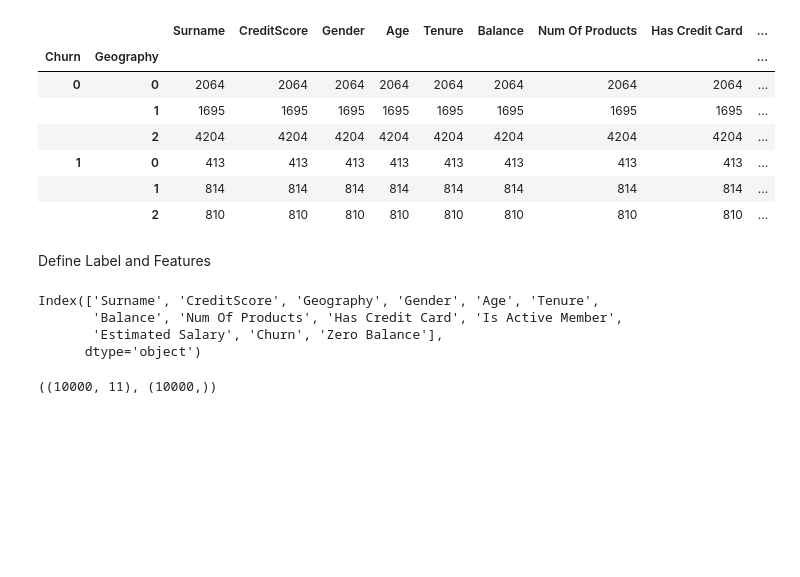
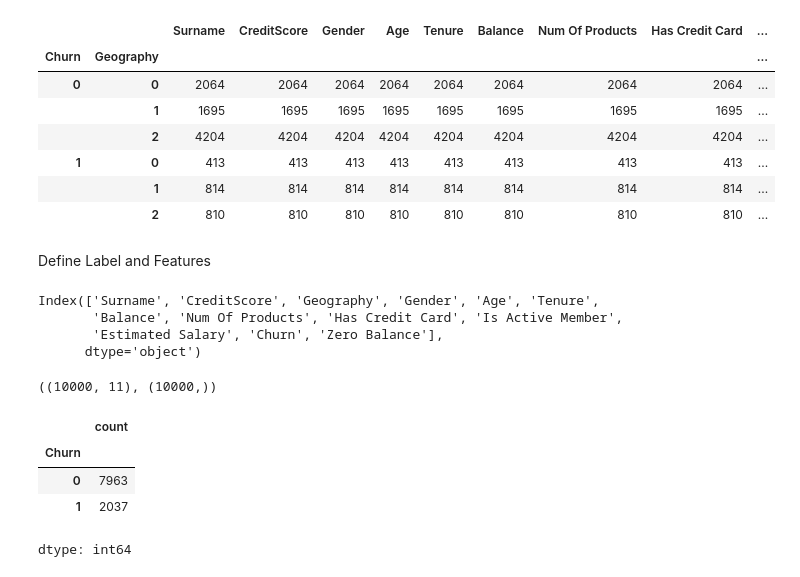
Before and after one commit to Mahesh2056/Bank-Customer-Churn-Model, a Jupyter notebook: bank_customer_churn_model.ipynb, the cells around one changed output. Drawn from its saved outputs; the diff is of its cells as text; code cells hidden in the pictures; blank space fills up the shorter version.

```diff
--- a/bank_customer_churn_model.ipynb
+++ b/bank_customer_churn_model.ipynb
@@ -164,3 +164,11 @@ y = df['Churn']
 X.shape, y.shape
 # %% [output]
 ((10000, 11), (10000,))
+# %%
+df['Churn'].value_counts()
+# %% [output]
+|  | count |
+| Churn |  |
+| 0 | 7963 |
+| 1 | 2037 |
+dtype: int64
```
Also changed, not shown: parts of 9 cells of this notebook.
